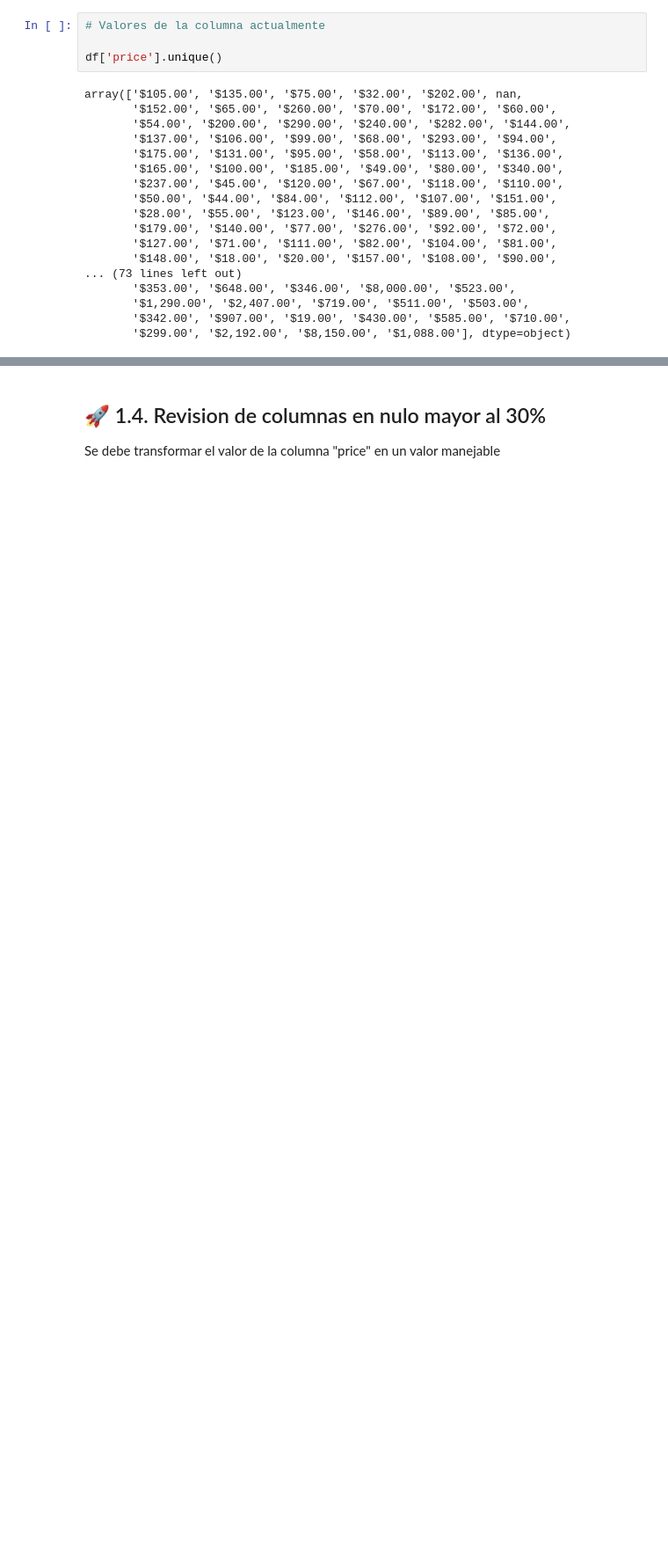
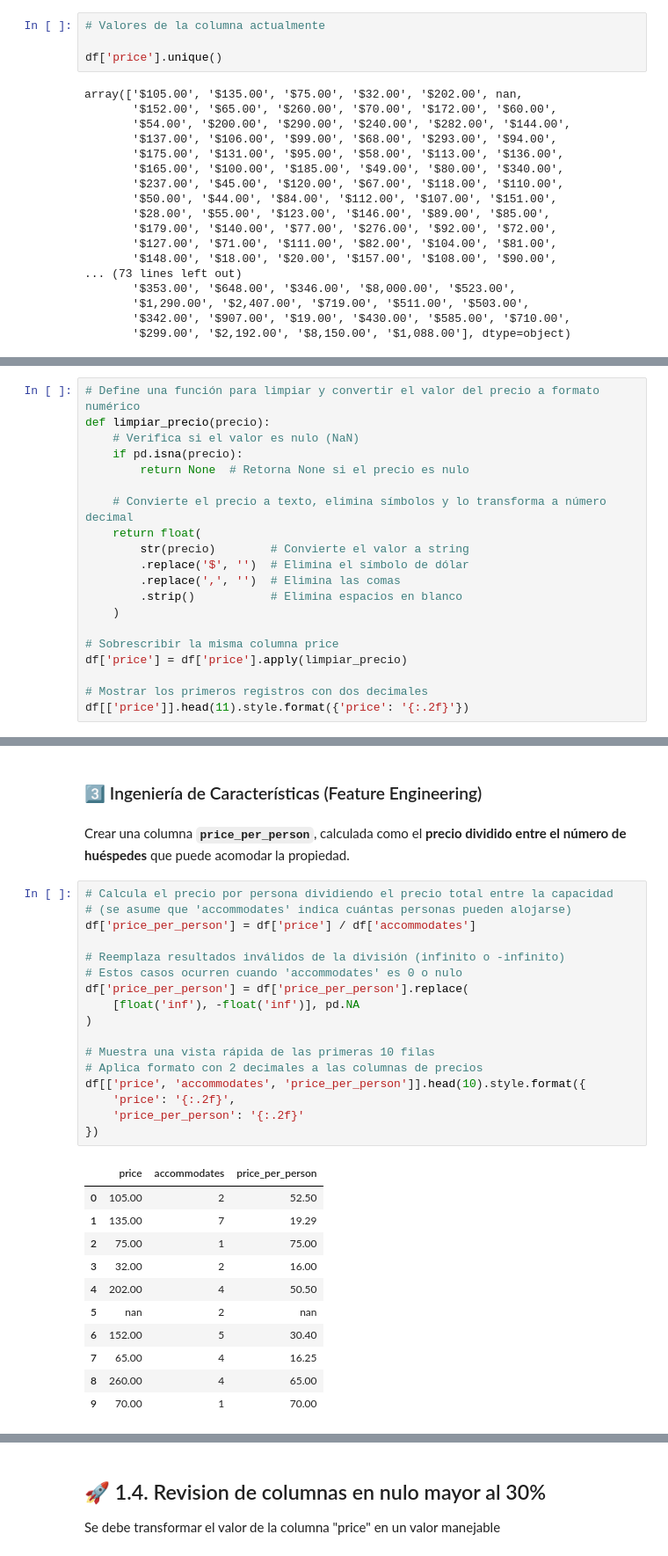
Before and after one commit to ChrisJavier/UIDE_3-WorkGroupProyects, a Jupyter notebook: src/AMGD_CP_W1_E3.ipynb, the cells around one changed output, grey strips where cells are left out. Shown at 88% size. Saved outputs shown, nothing was run; the diff lists cells and outputs as text; blank space fills up the shorter version.

```diff
--- a/src/AMGD_CP_W1_E3.ipynb
+++ b/src/AMGD_CP_W1_E3.ipynb
@@ -135,0 +181,20 @@ array([1.0500e+02, 1.3500e+02, 7.5000e+01, 3.2000e+01, 2.0200e+02,
+# %%
+# Define una función para limpiar y convertir el valor del precio a formato numérico
+def limpiar_precio(precio):
+    # Verifica si el valor es nulo (NaN)
+    if pd.isna(precio):
+        return None  # Retorna None si el precio es nulo
+
+    # Convierte el precio a texto, elimina símbolos y lo transforma a número decimal
+    return float(
+        str(precio)        # Convierte el valor a string
+        .replace('$', '')  # Elimina el símbolo de dólar
+        .replace(',', '')  # Elimina las comas
+        .strip()           # Elimina espacios en blanco
+    )
+
+# Sobrescribir la misma columna price
+df['price'] = df['price'].apply(limpiar_precio)
+
+# Mostrar los primeros registros con dos decimales
+df[['price']].head(11).style.format({'price': '{:.2f}'})
@@ -135,0 +296,33 @@ array([1.0500e+02, 1.3500e+02, 7.5000e+01, 3.2000e+01, 2.0200e+02,
+# %% [markdown]
+### 3️⃣ Ingeniería de Características (Feature Engineering)
+# %% [markdown]
+Crear una columna **`price_per_person`**, calculada como el **precio dividido entre el número de huéspedes** que puede acomodar la propiedad.
+# %%
+# Calcula el precio por persona dividiendo el precio total entre la capacidad
+# (se asume que 'accommodates' indica cuántas personas pueden alojarse)
+df['price_per_person'] = df['price'] / df['accommodates']
+
+# Reemplaza resultados inválidos de la división (infinito o -infinito)
+# Estos casos ocurren cuando 'accommodates' es 0 o nulo
+df['price_per_person'] = df['price_per_person'].replace(
+    [float('inf'), -float('inf')], pd.NA
+)
+
+# Muestra una vista rápida de las primeras 10 filas
+# Aplica formato con 2 decimales a las columnas de precios
+df[['price', 'accommodates', 'price_per_person']].head(10).style.format({
+    'price': '{:.2f}',
+    'price_per_person': '{:.2f}'
+})
+# %% [output]
+|  | price | accommodates | price_per_person |
+| 0 | 105.00 | 2 | 52.50 |
+| 1 | 135.00 | 7 | 19.29 |
+| 2 | 75.00 | 1 | 75.00 |
+| 3 | 32.00 | 2 | 16.00 |
+| 4 | 202.00 | 4 | 50.50 |
+| 5 | nan | 2 | nan |
+| 6 | 152.00 | 5 | 30.40 |
+| 7 | 65.00 | 4 | 16.25 |
+| 8 | 260.00 | 4 | 65.00 |
+| 9 | 70.00 | 1 | 70.00 |
```
Also changed, not shown: parts of 47 cells of this notebook, 1 other file.
